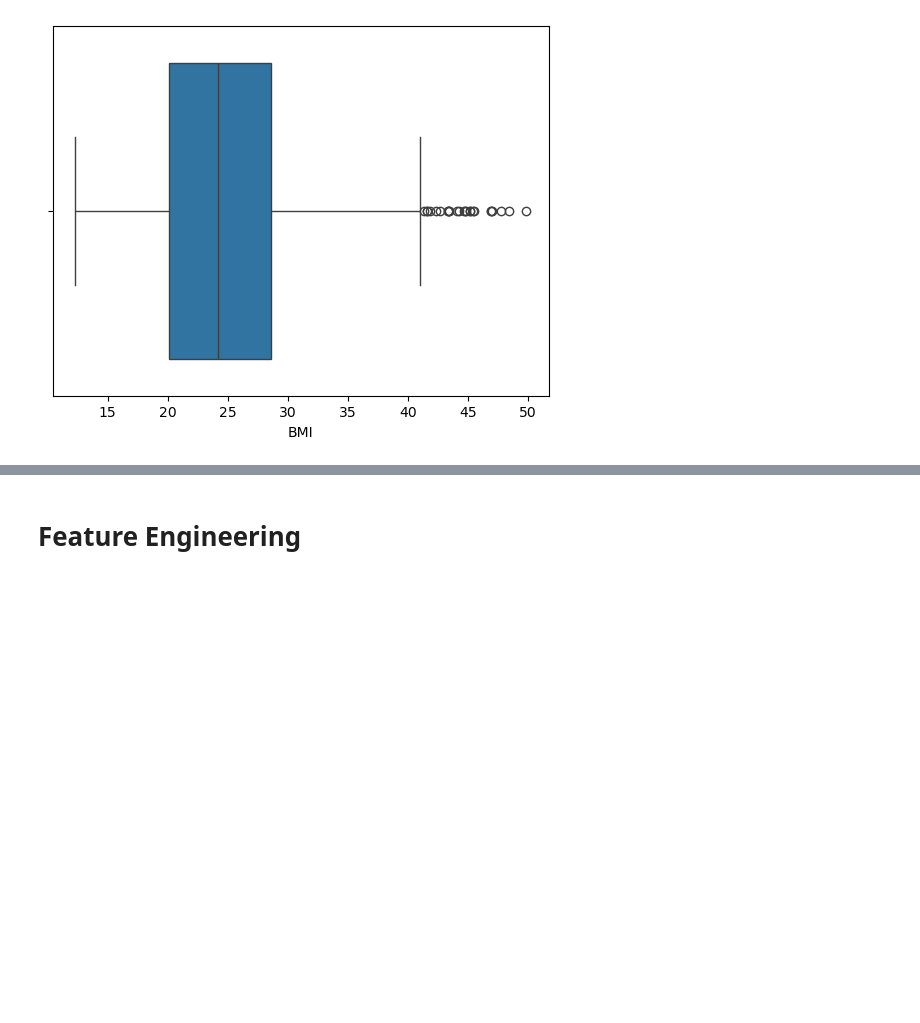
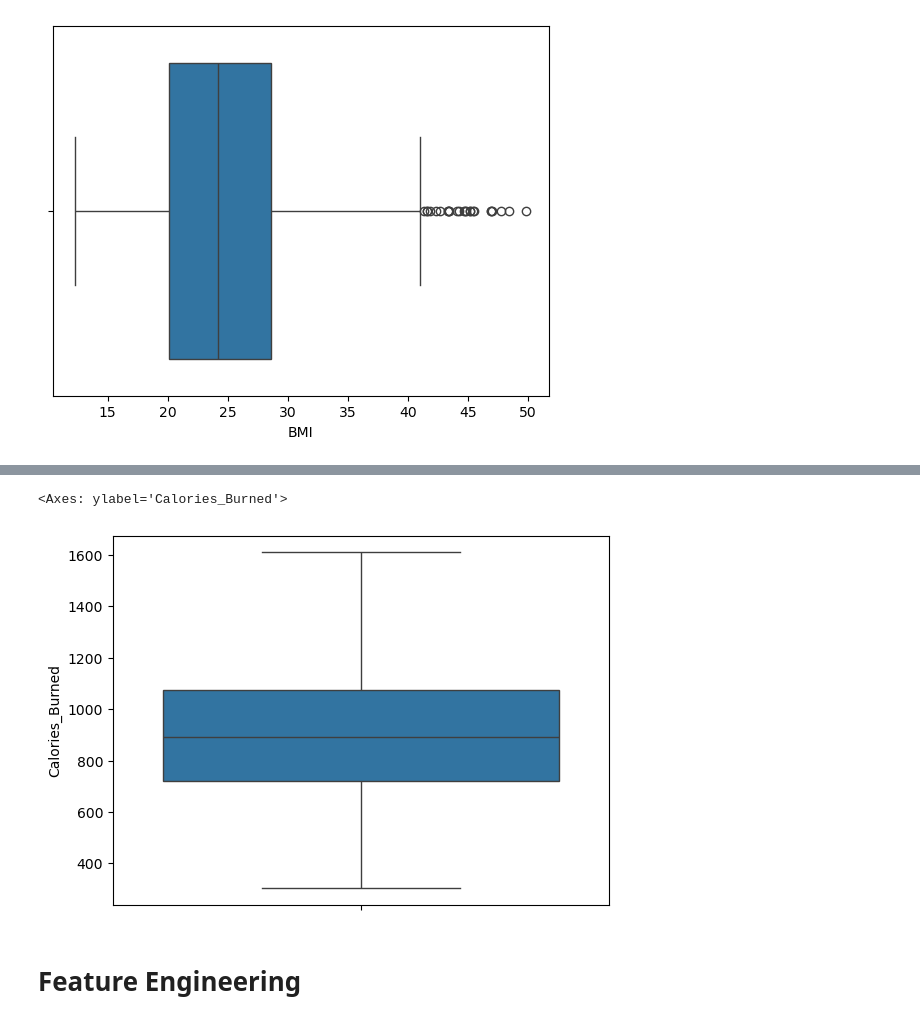
Before and after one commit to yetemegn-telaye/bmi_prediction, a Jupyter notebook: bmi_prediction_regression.ipynb, the cells around one changed output, grey strips where cells are left out. Cells and saved outputs as stored; diff of their text form; code cells hidden in the pictures; blank space fills up the shorter version.

```diff
--- a/bmi_prediction_regression.ipynb
+++ b/bmi_prediction_regression.ipynb
@@ -328,0 +356,9 @@ for i in df.select_dtypes(include="number").columns:
+# %%
+new_df = df.copy()
+new_df.loc[(new_df['Calories_Burned']>upper_limit), 'Calories_Burned'] = upper_limit
+new_df.loc[(new_df['Calories_Burned']<lower_limit), 'Calories_Burned'] = lower_limit
+# %%
+sns.boxplot(new_df['Calories_Burned'])
+# %% [output]
+<Axes: ylabel='Calories_Burned'>
+[figure, added]
```
Also changed, not shown: parts of 18 cells of this notebook, 3 other files.
